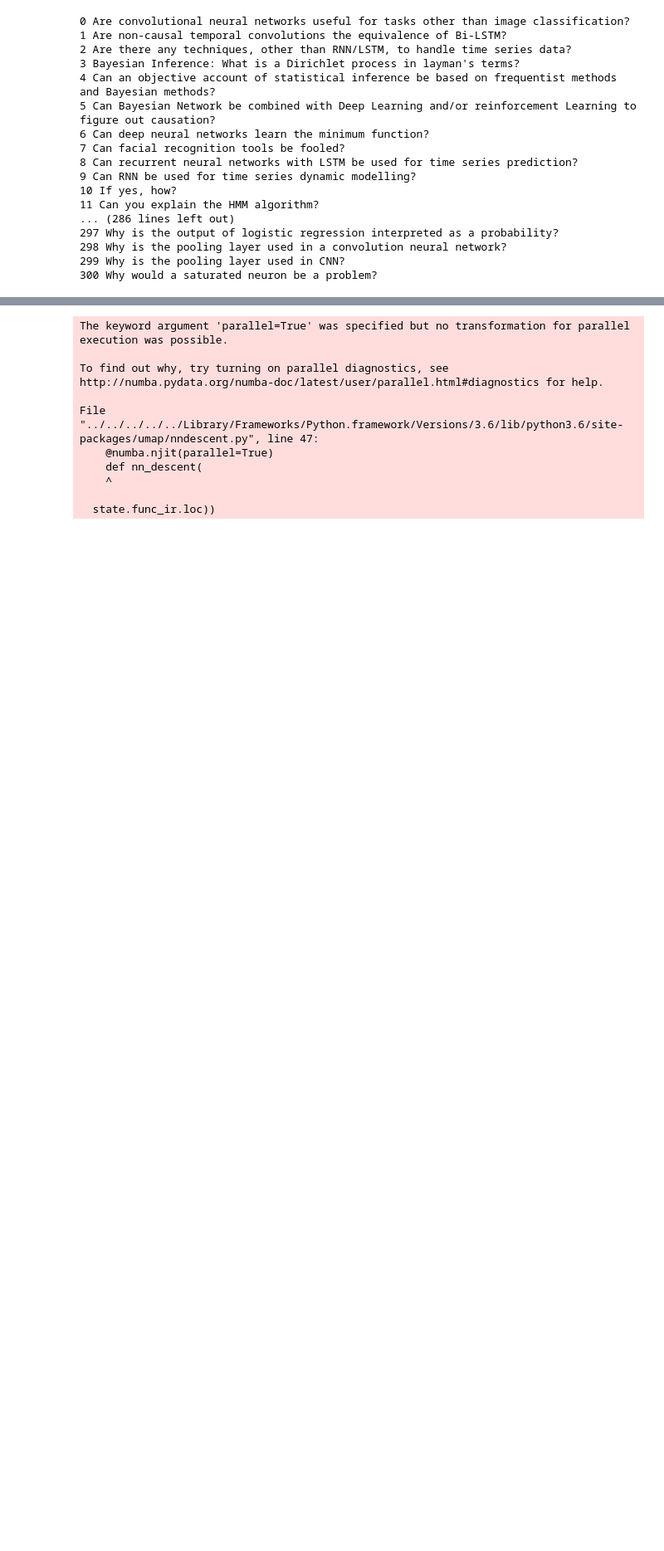
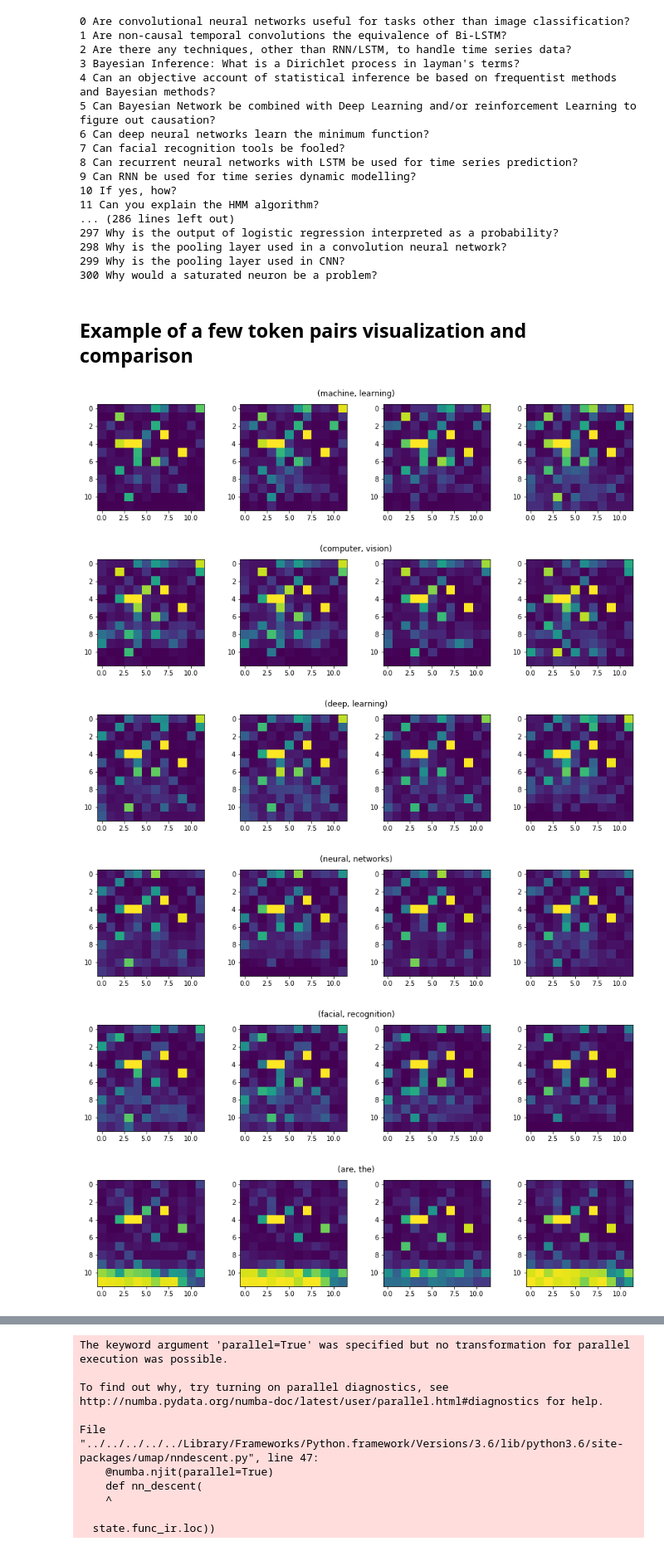
Before and after one commit to sergicastellasape/transformers, a Jupyter notebook: SciBert-playground-2.ipynb, the cells around one changed output, grey strips where cells are left out. Shown at 83% size. Cells and saved outputs as stored; diff of their text form; code cells hidden in the pictures; blank space fills up the shorter version.

```diff
--- a/SciBert-playground-2.ipynb
+++ b/SciBert-playground-2.ipynb
@@ -292,0 +302,57 @@ fig.show()
+# %% [markdown]
+## Example of a few token pairs visualization and comparison
+# %%
+def view_attention_examples(sentences_list, token_pair, sentences_idx, figsize=(15, 3)):
+    token1, token2 = token_pair
+    list_att = [sentences_list[i].attention_from_tokens(token1, token2, display=False)
+                   for i in sentences_idx ]
+
+    fig, axs = plt.subplots(1, 4, figsize=figsize)
+    fig.suptitle(f'({token1}, {token2})')
+    for i in range(4):
+        axs[i].imshow(list_att[i], vmin=0., vmax=1)
+    plt.show()
+# %%
+sentences_list = scibert_sentences
+
+# MACHINE LEARNING
+token_pair = 'machine', 'learning'
+sentences_idx = [12, 16, 17, 19]
+view_attention_examples(sentences_list, token_pair, sentences_idx)
+
+# COMPUTER VISION
+token_pair = 'computer', 'vision'
+sentences_idx = [13, 14, 17, 91]
+view_attention_examples(sentences_list, token_pair, sentences_idx)
+
+# DEEP LEARNING
+token_pair = 'deep', 'learning'
+sentences_idx = [22, 26, 93, 140]
+view_attention_examples(sentences_list, token_pair, sentences_idx)
+
+# NEURAL NETWORKS
+token_pair = 'neural', 'networks'
+sentences_idx = [0, 6, 8, 85]
+view_attention_examples(sentences_list, token_pair, sentences_idx)
+
+# FACIAL RECOGNITION
+token_pair = 'facial', 'recognition'
+sentences_idx = [7, 47, 182, 260]
+view_attention_examples(sentences_list, token_pair, sentences_idx)
+
+## ARE THE
+token_pair = 'are', 'the'
+sentences_idx = [24, 25, 78, 125]
+view_attention_examples(sentences_list, token_pair, sentences_idx)
+
+## HOW DOES
+token_pair = 'how', 'does'
+sentences_idx = [45, 46, 47, 48]
+view_attention_examples(sentences_list, token_pair, sentences_idx)
+# %% [output]
+[figure, added]
+[figure, added]
+[figure, added]
+[figure, added]
+[figure, added]
+[figure, added]
```
Also changed, not shown: parts of 41 cells of this notebook.
